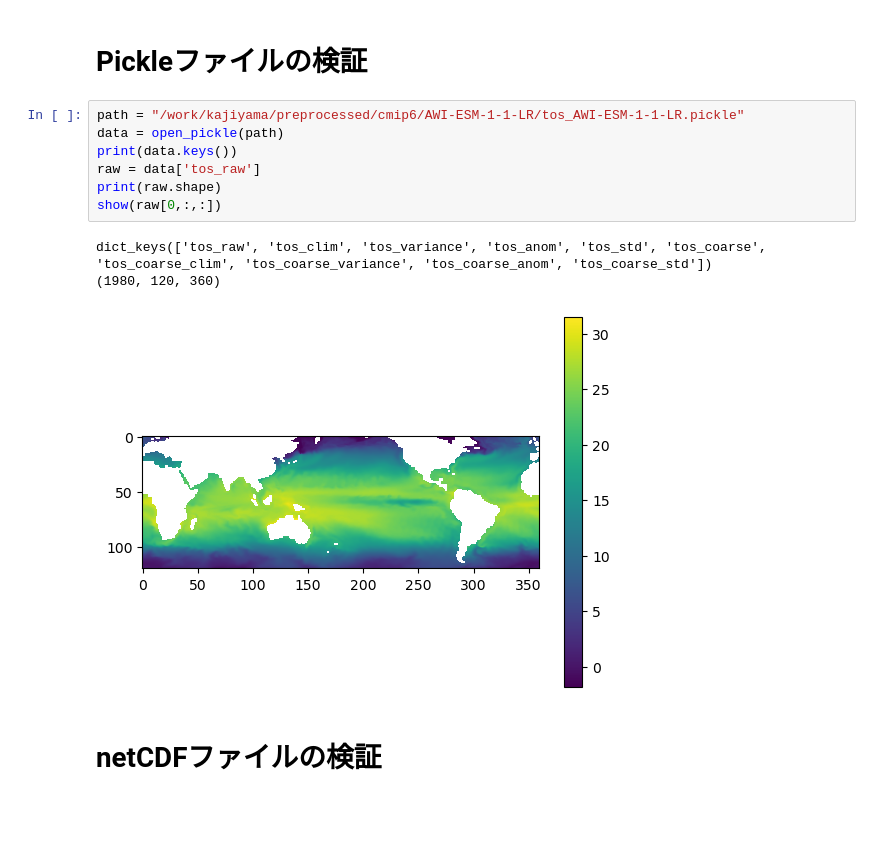
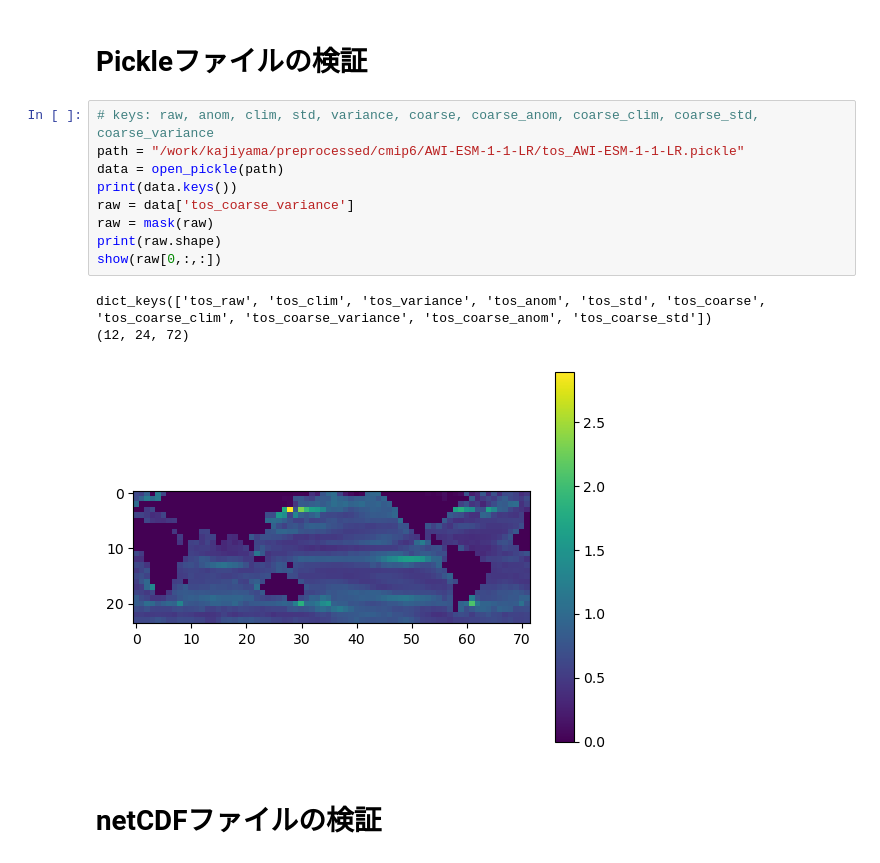
Before and after one commit to HalKiyo/xeno_jupyter_test, a Jupyter notebook: space_test/data_bug.ipynb, the cells around one changed output. Cells and saved outputs as stored; diff of their text form; blank space fills up the shorter version.

```diff
--- a/space_test/data_bug.ipynb
+++ b/space_test/data_bug.ipynb
@@ -78,16 +78,18 @@ show(data[0, 0, :, :])
 # %% [markdown]
 # Pickleファイルの検証
 # %%
+# keys: raw, anom, clim, std, variance, coarse, coarse_anom, coarse_clim, coarse_std, coarse_variance
 path = "/work/kajiyama/preprocessed/cmip6/AWI-ESM-1-1-LR/tos_AWI-ESM-1-1-LR.pickle"
 data = open_pickle(path)
 print(data.keys())
-raw = data['tos_raw']
+raw = data['tos_coarse_variance']
+raw = mask(raw)
 print(raw.shape)
 show(raw[0,:,:])
 # %% [output]
 dict_keys(['tos_raw', 'tos_clim', 'tos_variance', 'tos_anom', 'tos_std', 'tos_coarse', 'tos_coarse_clim', 'tos_coarse_variance', 'tos_coarse_anom', 'tos_coarse_std'])
-(1980, 120, 360)
+(12, 24, 72)
-[figure, old version]
+[figure, new version]
 # %% [markdown]
 # netCDFファイルの検証
 # %%
```
